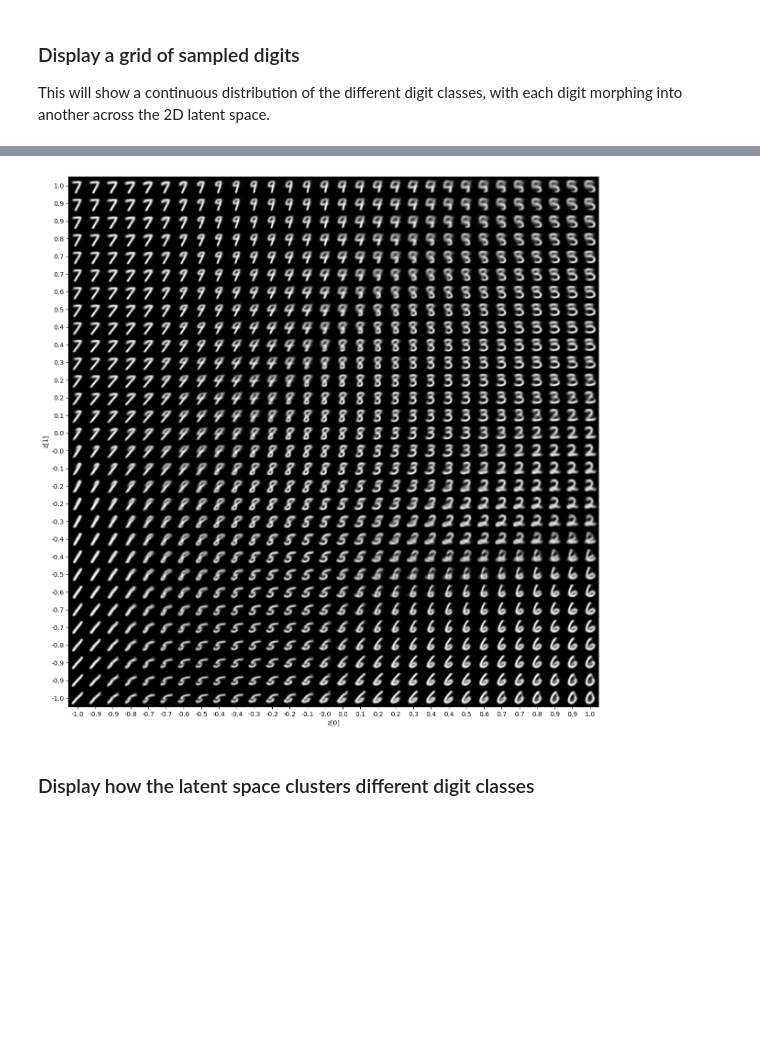
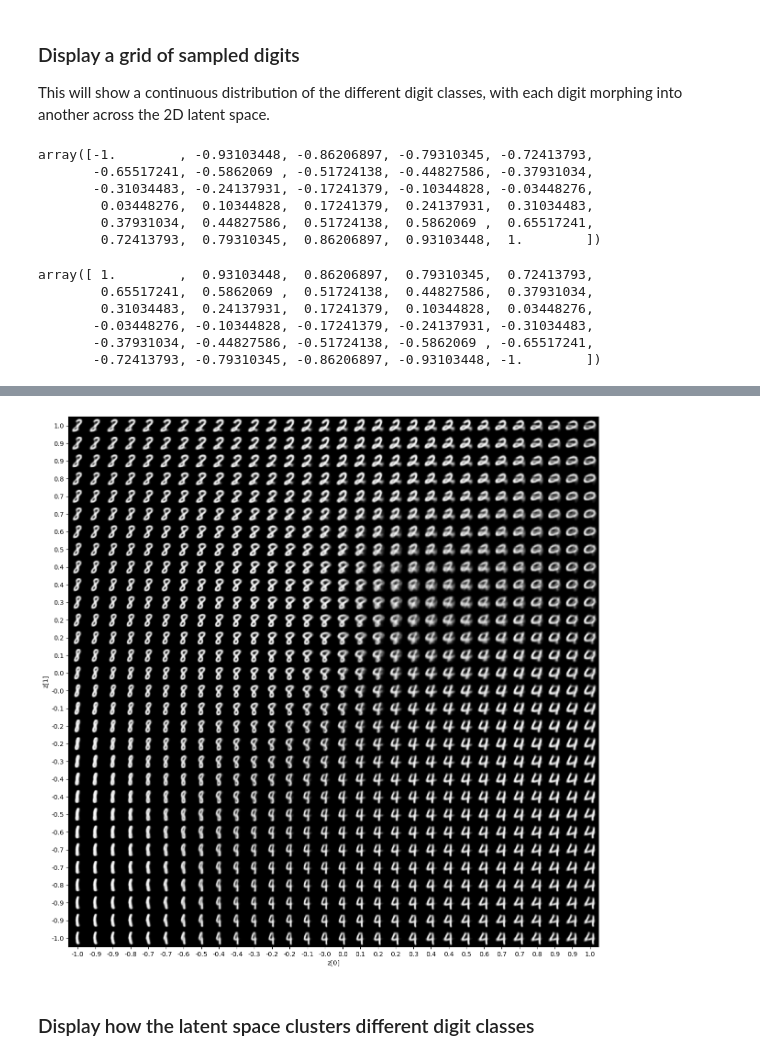
Before and after one commit to HilkarSoberanes/MachineLearning, a Jupyter notebook: MNIST_CVAE_Denoising.ipynb, the cells around one changed output, grey strips where cells are left out. Cells and saved outputs as stored; diff of their text form; code cells hidden in the pictures; blank space fills up the shorter version.

```diff
--- a/MNIST_CVAE_Denoising.ipynb
+++ b/MNIST_CVAE_Denoising.ipynb
@@ -90,10 +93,13 @@ ________________________________________________________________________________
 latent_inputs = keras.Input(shape=(latent_dim,))
 x = layers.Dense(7 * 7 * 128, activation="relu")(latent_inputs)
 x = layers.Reshape((7, 7, 128))(x)
-x = layers.Conv2DTranspose(128, 5, activation="relu", strides=2, padding="same")(x)
-x = layers.Conv2DTranspose(64, 5, activation="relu", strides=2, padding="same")(x)
+x = layers.Conv2DTranspose(128, 5, activation="relu", strides=1, padding="same")(x)
+x = layers.Conv2DTranspose(64, 5, activation="relu", strides=1, padding="same")(x)
+x = layers.UpSampling2D((2, 2))(x)
 x = layers.Conv2DTranspose(32, 5, activation="relu", strides=1, padding="same")(x)
+x = layers.UpSampling2D((2, 2))(x)
 x = layers.Conv2DTranspose(16, 5, activation="relu", strides=1, padding="same")(x)
+x = layers.BatchNormalization()(x)
 decoder_outputs = layers.Conv2DTranspose(1, 5, activation="sigmoid", padding="same")(x)
 decoder = keras.Model(latent_inputs, decoder_outputs, name="decoder")
 decoder.summary()
@@ -198,5 +204,5 @@ vae = VAE(encoder, decoder)
 vae.compile(optimizer=keras.optimizers.Adam(1e-4))
 
 
-vae.fit(x_train_noisy, x_train_images, epochs=40, batch_size=128)
+history = vae.fit(x_train_noisy, x_train_images, epochs=50, batch_size=128)
 # %% [output]
@@ -222,6 +235,26 @@ Epoch 40/40
 ### Display a grid of sampled digits
 
 This will show a continuous distribution of the different digit classes, with each digit morphing into another across the 2D latent space.
+# %%
+grid_x = np.linspace(-1, 1, 30)
+grid_x
+# %% [output]
+array([-1.        , -0.93103448, -0.86206897, -0.79310345, -0.72413793,
+       -0.65517241, -0.5862069 , -0.51724138, -0.44827586, -0.37931034,
+       -0.31034483, -0.24137931, -0.17241379, -0.10344828, -0.03448276,
+        0.03448276,  0.10344828,  0.17241379,  0.24137931,  0.31034483,
+        0.37931034,  0.44827586,  0.51724138,  0.5862069 ,  0.65517241,
+        0.72413793,  0.79310345,  0.86206897,  0.93103448,  1.        ])
+# %%
+grid_y = np.linspace(-1, 1, 30)[::-1]
+grid_y
+# %% [output]
+array([ 1.        ,  0.93103448,  0.86206897,  0.79310345,  0.72413793,
+        0.65517241,  0.5862069 ,  0.51724138,  0.44827586,  0.37931034,
+        0.31034483,  0.24137931,  0.17241379,  0.10344828,  0.03448276,
+       -0.03448276, -0.10344828, -0.17241379, -0.24137931, -0.31034483,
+       -0.37931034, -0.44827586, -0.51724138, -0.5862069 , -0.65517241,
+       -0.72413793, -0.79310345, -0.86206897, -0.93103448, -1.        ])
 # %%
 import matplotlib.pyplot as plt
 
@@ -238,7 +271,7 @@ def plot_latent_space(vae, n=30, figsize=15):
 
     for i, yi in enumerate(grid_y):
         for j, xi in enumerate(grid_x):
-            z_sample = np.array([[xi, yi]])
+            z_sample = np.array([[xi, yi, xi, yi]])
             x_decoded = vae.decoder.predict(z_sample)
             digit = x_decoded[0].reshape(digit_size, digit_size)
             figure[
@@ -282,4 +315,4 @@ plot_latent_space(vae)
-[figure, old version]
+[figure, new version]
 # %% [markdown]
 ### Display how the latent space clusters different digit classes
 # %%
```
Also changed, not shown: parts of 11 cells of this notebook.
